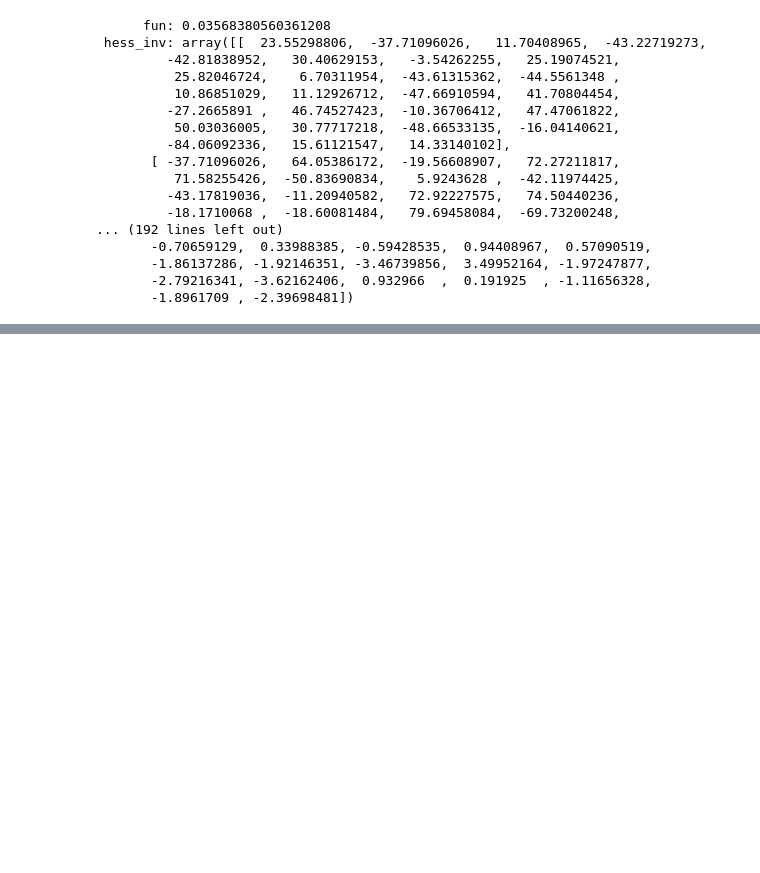
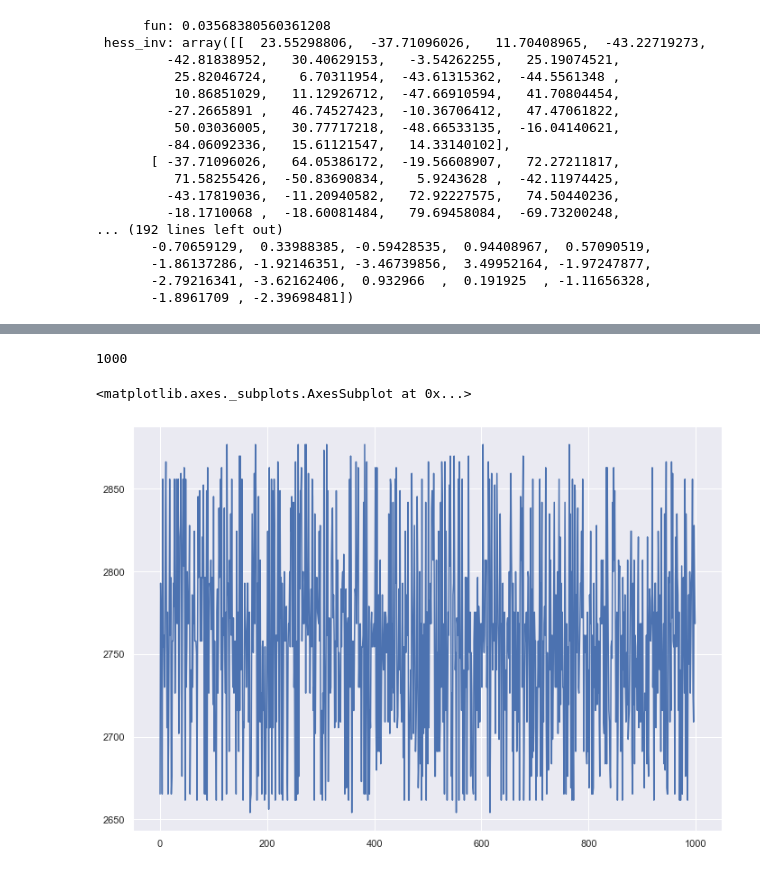
Before and after one commit to RodrigoAP95/QHackaton, a Jupyter notebook: Hackathon_Financial/InfoReader.ipynb, the cells around one changed output, grey strips where cells are left out. Cells and saved outputs as stored; diff of their text form; code cells hidden in the pictures; blank space fills up the shorter version.

```diff
--- a/Hackathon_Financial/InfoReader.ipynb
+++ b/Hackathon_Financial/InfoReader.ipynb
@@ -294,7 +302,6 @@ circ.draw(output='mpl')
 backend_sim = Aer.get_backend('qasm_simulator')
 NN=1 # One shot experiment
 
-#
 temporal_series = []
 
 for i in range(1000):
@@ -308,7 +315,7 @@ for i in range(1000):
 
 counts={}
 
-#Escribe el diccionario con las medidas de los estados
+#Escribe el diccionario con las medidas de los estados, tras hacer el experimento 1000 veces en este caso.
 
 for i in temporal_series:
 
@@ -343,12 +350,16 @@ for i in temporal_series:
         k = k + 1
         suma = suma + int(j)*2**(len(i)-k)
 
-    prices_series.append(suma)
+    prices_series.append(arr_median[suma])
 
 
 #Plot the syntetic temporal price series
-sns.lineplot(x=range(1,len(prices_series)+1), y=prices_series,
-             data=prices_series)
+pd_price_series=pd.DataFrame()
+pd_price_series['prices_series']=prices_series
+pd_price_series
+
+#sns.lineplot(x=range(1,len(prices_series)+1), y=prices_series,
+#             data=pd_price_series)
 
 #for j in counts.keys():
 #   resultados_porcentuales[j]=round((resultados[j]/S)**(0.5),2)
@@ -361,24 +373 @@ print(counts)
-# %%
-l=-1
-
-for i in temporal_series:
-    l=l+1
-    suma = 0
-    k=0
-
-    for j in i:
-
-        k = k + 1
-        suma = suma + int(j)*2**(len(i)-k)
-
-    prices_series.append(arr_median[suma])
-
-
-#Plot the syntetic temporal price series
-pd_price_series=pd.DataFrame()
-pd_price_series['prices_series']=prices_series
-pd_price_series
-
-sns.lineplot(x=range(1,len(prices_series)+1), y=prices_series,
-             data=pd_price_series)
 # %%
@@ -438,0 +444,13 @@ type(temporal_series)
+# %%
+# Grafica la serie temporal sintética
+
+pd_prices_series=pd.DataFrame()
+pd_prices_series['Prices']=prices_series
+print(len(prices_series))
+sns.set(rc={'figure.figsize':(11.7,8.27)})
+sns.lineplot(x=range(0,1000), y=prices_series,
+             data=pd_prices_series)
+# %% [output]
+1000
+<matplotlib.axes._subplots.AxesSubplot at 0x...>
+[figure, added]
```
Also changed, not shown: parts of 11 cells of this notebook.
